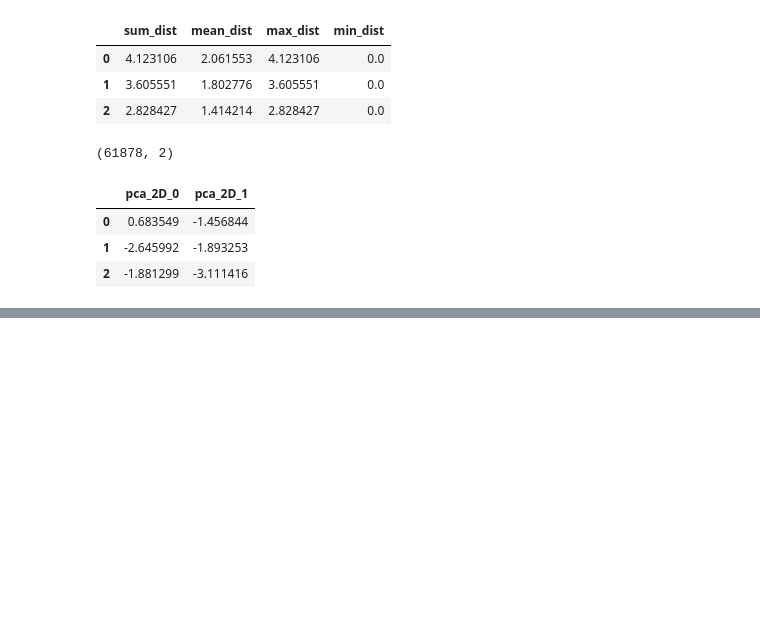
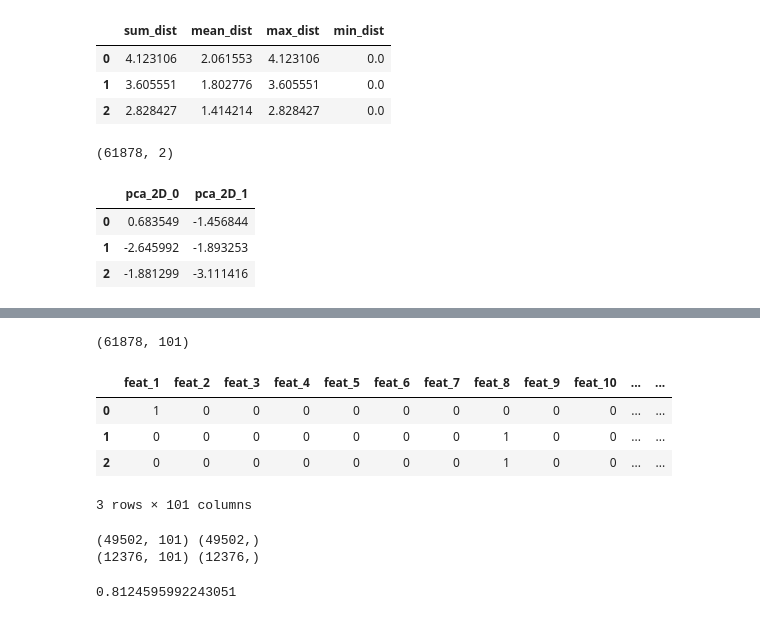
Before and after one commit to akiabe/kaggle_otto-group-product-classification, a Jupyter notebook: notebooks/prac_eda_and_modeling.ipynb, the cells around one changed output, grey strips where cells are left out. Drawn from its saved outputs; the diff is of its cells as text; code cells hidden in the pictures; blank space fills up the shorter version.

```diff
--- a/notebooks/prac_eda_and_modeling.ipynb
+++ b/notebooks/prac_eda_and_modeling.ipynb
@@ -119,6 +119,12 @@ pca_df.head(3)
 from sklearn import manifold
 
 tsne = manifold.TSNE(n_components=3, random_state=0)
-X_2D_tsne = tsne.fit_transform(X)
-print(X_2D_tsne.shape)
-print(X_3D_tsne.shape)
+tsne_3D = tsne.fit_transform(X)
+
+tsne_df = pd.DataFrame()
+tsne_df["tsne_3D_0"] = tsne_3D[:, 0]
+tsne_df["tsne_3D_1"] = tsne_3D[:, 1]
+tsne_df["tsne_3D_2"] = tsne_3D[:, 2]
+
+print(tsne_df.shape)
+tsne_df.head(3)
@@ -132,0 +137,18 @@ print(X_3D_tsne.shape)
+# %%
+neigh_tsne = neighbors.NearestNeighbors(
+    n_neighbors=2,
+    n_jobs=-1,
+)
+neigh.fit(tsne_df)
+
+dists, _ = neigh.kneighbors(
+    X=tsne_df,
+    n_neighbors=2,
+)
+
+tsne_neigh_df = pd.DataFrame()
+tsne_neigh_df["tsne_neigh_0"] = dists.sum(axis=1)
+tsne_neigh_df["tsne_neigh_1"] = dists.mean(axis=1)
+
+print(tsne_neigh_df.shape)
+tsne_neigh_df.head(3)
@@ -132,0 +190,38 @@ print(X_3D_tsne.shape)
+# %%
+all_data = pd.concat([
+    X,
+    neigh_df,
+    pca_df,
+    tsne_neigh_df,
+], axis=1)
+
+print(all_data.shape)
+all_data.head(3)
+# %% [output]
+(61878, 101)
+|  | feat_1 | feat_2 | feat_3 | feat_4 | feat_5 | feat_6 | feat_7 | feat_8 | feat_9 | feat_10 | ... | ... |
+| 0 | 1 | 0 | 0 | 0 | 0 | 0 | 0 | 0 | 0 | 0 | ... | ... |
+| 1 | 0 | 0 | 0 | 0 | 0 | 0 | 0 | 1 | 0 | 0 | ... | ... |
+| 2 | 0 | 0 | 0 | 0 | 0 | 0 | 0 | 1 | 0 | 0 | ... | ... |
+3 rows × 101 columns
+# %%
+X_train, X_valid, y_train, y_valid = model_selection.train_test_split(
+    all_data,
+    y,
+    test_size=0.2,
+)
+print(X_train.shape, y_train.shape)
+print(X_valid.shape, y_valid.shape)
+# %% [output]
+(49502, 101) (49502,)
+(12376, 101) (12376,)
+# %%
+model3 = lgb.LGBMClassifier()
+model3.fit(X_train, y_train)
+
+pred = model3.predict(X_valid)
+accuracy = metrics.accuracy_score(y_valid, pred)
+
+print(accuracy)
+# %% [output]
+0.8124595992243051
```
Also changed, not shown: parts of 5 cells of this notebook.
